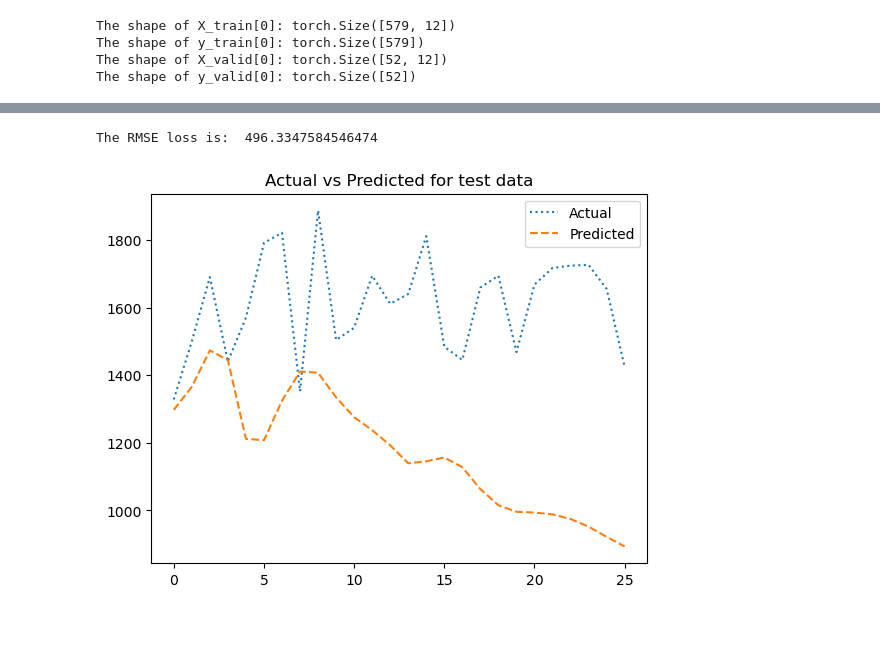
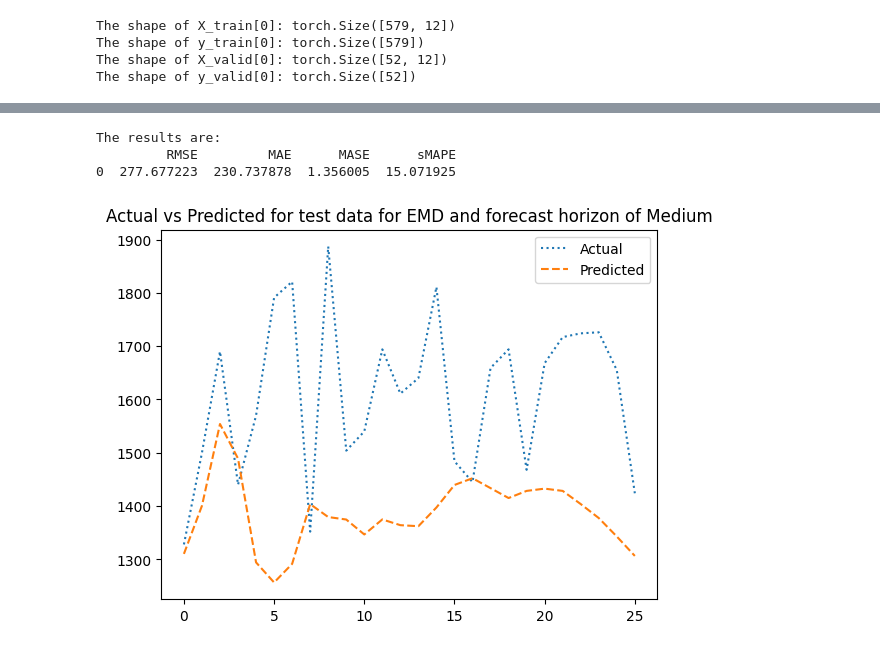
Before and after one commit to AmeyChoudhary/DPCN_Baby_Sharks, a Jupyter notebook: Amey/final_emd.ipynb, the cells around one changed output, grey strips where cells are left out. Drawn from its saved outputs; the diff is of its cells as text; code cells hidden in the pictures.

```diff
--- a/Amey/final_emd.ipynb
+++ b/Amey/final_emd.ipynb
@@ -209,9 +146,31 @@ n_imfs = IMFs.shape[0]
+# %%
+# doing signal decomposition using EMD
+# # Manual EMD
+# iterations = 15
+# IMFs = []
+# residue = cases_time_series_scaled
+# for i in range(iterations):
+#     imf, residue = emd_step(residue)
+#     IMFs.append(imf)
+#     # residue is a monotonic function
+#     if np.all(np.diff(residue) >= 0) or np.all(np.diff(residue) <= 0):
+#         break
+# IMFs.append(residue)
+
+# using emd library
+from PyEMD import EMD
+emd = EMD()
+IMFs = emd(cases_time_series_scaled)
+n_imfs = IMFs.shape[0]
+
+# IMFs = np.array(IMFs)
+# n_imfs = len(IMFs)
 # %%
 # plotting the IMFs
 plt.figure(figsize=(30, 15))
 for i in range(n_imfs):
     plt.subplot(n_imfs, 1, i+1)
-    plt.plot(IMFs[i, :])
+    plt.plot(IMFs[i])
     plt.title("IMF "+str(i+1))
 plt.show()
 # %% [output]
@@ -378,17 +337,29 @@ y_test_pred_final = np.array(y_test_pred_final)
 y_test_pred_final = y_test_pred_final.sum(axis=0)
 y_test_pred_final = scaler.inverse_transform(y_test_pred_final.reshape(-1, 1)).reshape(-1)
 # %%
-# calculating RMSE loss and  comparing the results
+# calculating RMSE, MASE, MAE, sMAPE loss and  comparing the results
 y_test_pred = np.array(y_test_pred_final)
 y_test_true = np.array(cases_time_series[-test_size:])
-print("The RMSE loss is: ", np.sqrt(np.mean((y_test_pred - y_test_true)**2)))
+
+rmse = np.sqrt(np.mean((y_test_pred - y_test_true)**2))
+mae = np.mean(np.abs(y_test_pred - y_test_true))
+mase = np.mean(np.abs(y_test_pred - y_test_true))/np.mean(np.abs(y_test_true[1:] - y_test_true[:-1]))
+smape = 100*np.mean(2*np.abs(y_test_pred - y_test_true)/(np.abs(y_test_pred) + np.abs(y_test_true)))
+
+# tabulate the results
+results = pd.DataFrame({"RMSE": [rmse], "MAE": [mae], "MASE": [mase], "sMAPE": [smape]})
+print("The results are:")
+print(results)
+
 plt.plot(y_test_true, label="Actual", linestyle= "dotted")
 plt.plot(y_test_pred, label="Predicted", linestyle="--")
-plt.title("Actual vs Predicted for test data")
+plt.title("Actual vs Predicted for test data for EMD and forecast horizon of "+forecast_type)
 plt.legend()
 plt.show()
 # %% [output]
-The RMSE loss is:  496.3347584546474
+The results are:
+         RMSE         MAE      MASE      sMAPE
+0  277.677223  230.737878  1.356005  15.071925
-[figure, old version]
+[figure, new version]
 # %%
 # not doing grid search, IMF not on test ,  final.ipynb main sab hain, can erase Code.ipynb and Aryan can overwrite analysis
```
Also changed, not shown: parts of 7 cells of this notebook, 4 other files.
